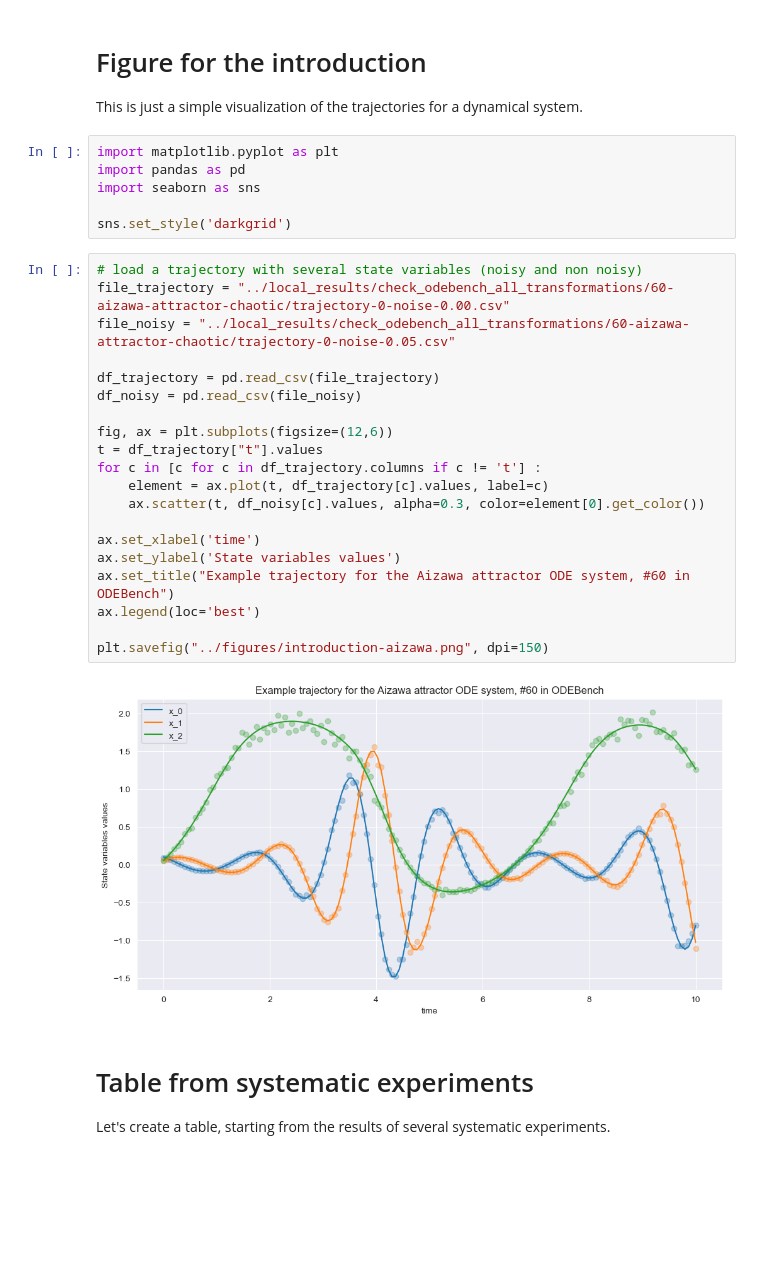
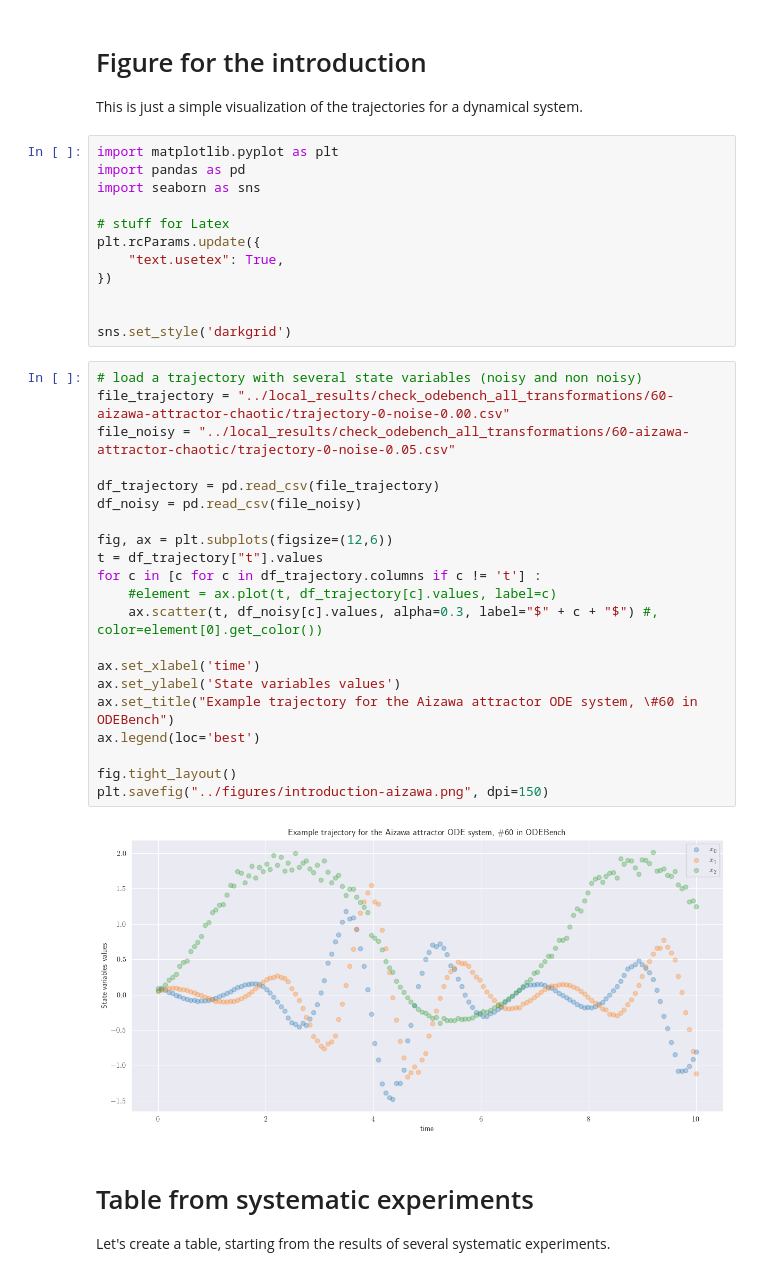
Before and after one commit to albertotonda/symbolic-regression-ode-systems, a Jupyter notebook: utils/figures.ipynb, the cells around one changed output. Cells and saved outputs as stored; diff of their text form; blank space fills up the shorter version.

Commit message:
Generated new images for the presentation

```diff
--- a/utils/figures.ipynb
+++ b/utils/figures.ipynb
@@ -410,29 +410,36 @@ import matplotlib.pyplot as plt
 import pandas as pd
 import seaborn as sns
 
+# stuff for Latex
+plt.rcParams.update({
+    "text.usetex": True,
+})
+
+
 sns.set_style('darkgrid')
 # %%
 # load a trajectory with several state variables (noisy and non noisy)
 file_trajectory = "../local_results/check_odebench_all_transformations/60-aizawa-attractor-chaotic/trajectory-0-noise-0.00.csv"
 file_noisy = "../local_results/check_odebench_all_transformations/60-aizawa-attractor-chaotic/trajectory-0-noise-0.05.csv"
 
 df_trajectory = pd.read_csv(file_trajectory)
 df_noisy = pd.read_csv(file_noisy)
 
 fig, ax = plt.subplots(figsize=(12,6))
 t = df_trajectory["t"].values
 for c in [c for c in df_trajectory.columns if c != 't'] :
-    element = ax.plot(t, df_trajectory[c].values, label=c)
-    ax.scatter(t, df_noisy[c].values, alpha=0.3, color=element[0].get_color())
+    #element = ax.plot(t, df_trajectory[c].values, label=c)
+    ax.scatter(t, df_noisy[c].values, alpha=0.3, label="$" + c + "$") #, color=element[0].get_color())
 
 ax.set_xlabel('time')
 ax.set_ylabel('State variables values')
-ax.set_title("Example trajectory for the Aizawa attractor ODE system, #60 in ODEBench")
+ax.set_title("Example trajectory for the Aizawa attractor ODE system, \#60 in ODEBench")
 ax.legend(loc='best')
 
+fig.tight_layout()
 plt.savefig("../figures/introduction-aizawa.png", dpi=150)
 # %% [output]
-[figure, old version]
+[figure, new version]
 # %% [markdown]
 # Table from systematic experiments
 Let's create a table, starting from the results of several systematic experiments.
```
Also changed, not shown: 4 other files.
